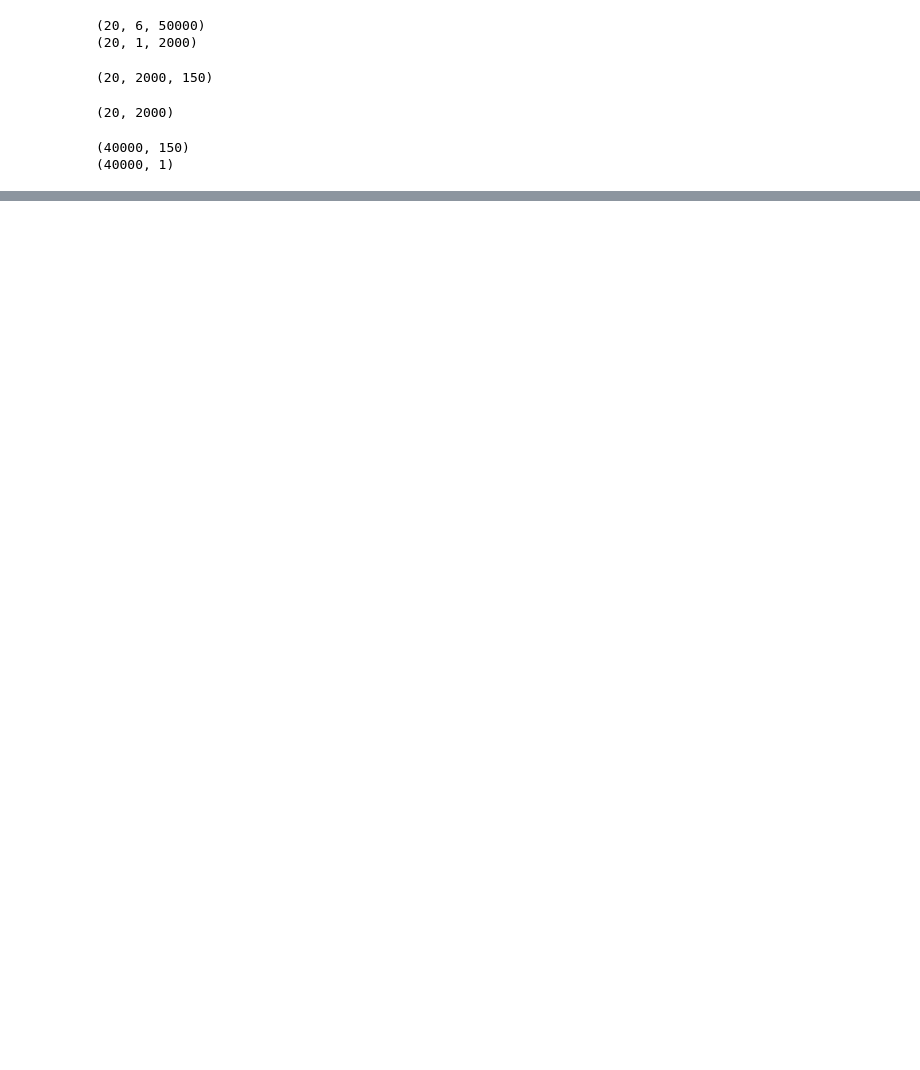
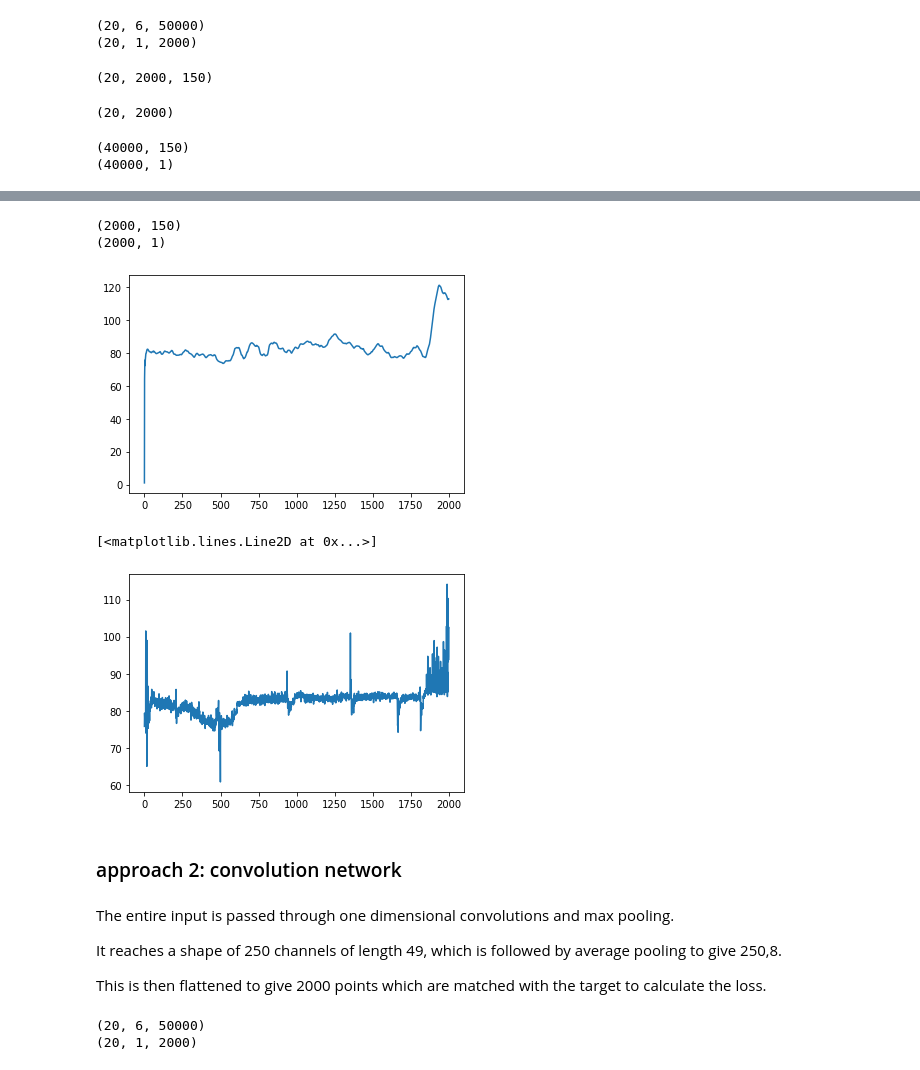
Before and after one commit to gourarushi/HeartRate_detection, a Jupyter notebook: Notebooks/thesis_work.ipynb, the cells around one changed output, grey strips where cells are left out. Cells and saved outputs as stored; diff of their text form; code cells hidden in the pictures; blank space fills up the shorter version.

```diff
--- a/Notebooks/thesis_work.ipynb
+++ b/Notebooks/thesis_work.ipynb
@@ -96,15 +96,15 @@ plt.show()
 # interpolate watch data to be of same length
 
 watch_data, hr_data = [], []
-for subj in subj_data.values():
-  watch_data.append(subj['watch_data']['values'])
-  hr_data.append([subj['hr_data']['values']])
+for subj_id in range(1,21):
+  watch_data.append(subj_data[f'subj_{subj_id}']['watch_data']['values'])
+  hr_data.append([subj_data[f'subj_{subj_id}']['hr_data']['values']])
 
 watch_data = process_data.interpolate(watch_data, 50000, inputs_shape=(20,6,50000))
-watch_data, _ = process_data.standard_normal(watch_data, standardize=False)
+# watch_data, _ = process_data.standard_normal(watch_data, standardize=False)
 
 hr_data = process_data.interpolate(hr_data, 2000, inputs_shape=(20,1,2000))
-hr_data, _ = process_data.standard_normal(hr_data, standardize=False)
+# hr_data, _ = process_data.standard_normal(hr_data, standardize=False)
 # %% [markdown]
 ### peak detection
 # %%
@@ -167,0 +187,2 @@ params: 8071
+# %%
+best_params, last_params = network_f.train_model(model, criterion, optimizer, {'train': loaders['train']}, epochs=200)
@@ -167,0 +200,34 @@ params: 8071
+# %%
+x = reshaped_watch_data[0]
+y = reshaped_hr_data[0].reshape(-1,1)
+print(x.shape)
+print(y.shape)
+test_loader = process_data.createLoader(x, y)
+# %% [output]
+(2000, 150)
+(2000, 1)
+# %%
+y_pred = network_f.evaluate(model, test_loader)
+y_pred = [i.numpy() for i in y_pred]
+# %%
+plt.plot(y)
+plt.show()
+plt.plot(y_pred)
+# %% [output]
+[figure, added]
+[<matplotlib.lines.Line2D at 0x...>]
+[figure, added]
+# %% [markdown]
+### approach 2:  convolution network
+# %% [markdown]
+The entire input is passed through one dimensional convolutions and max pooling.
+
+It reaches a shape of 250 channels of length 49, which is followed by average pooling to give 250,8.
+
+This is then flattened to give 2000 points which are matched with the target to calculate the loss.
+# %%
+print(watch_data.shape)
+print(hr_data.shape)
+# %% [output]
+(20, 6, 50000)
+(20, 1, 2000)
```
Also changed, not shown: parts of 13 cells of this notebook.
